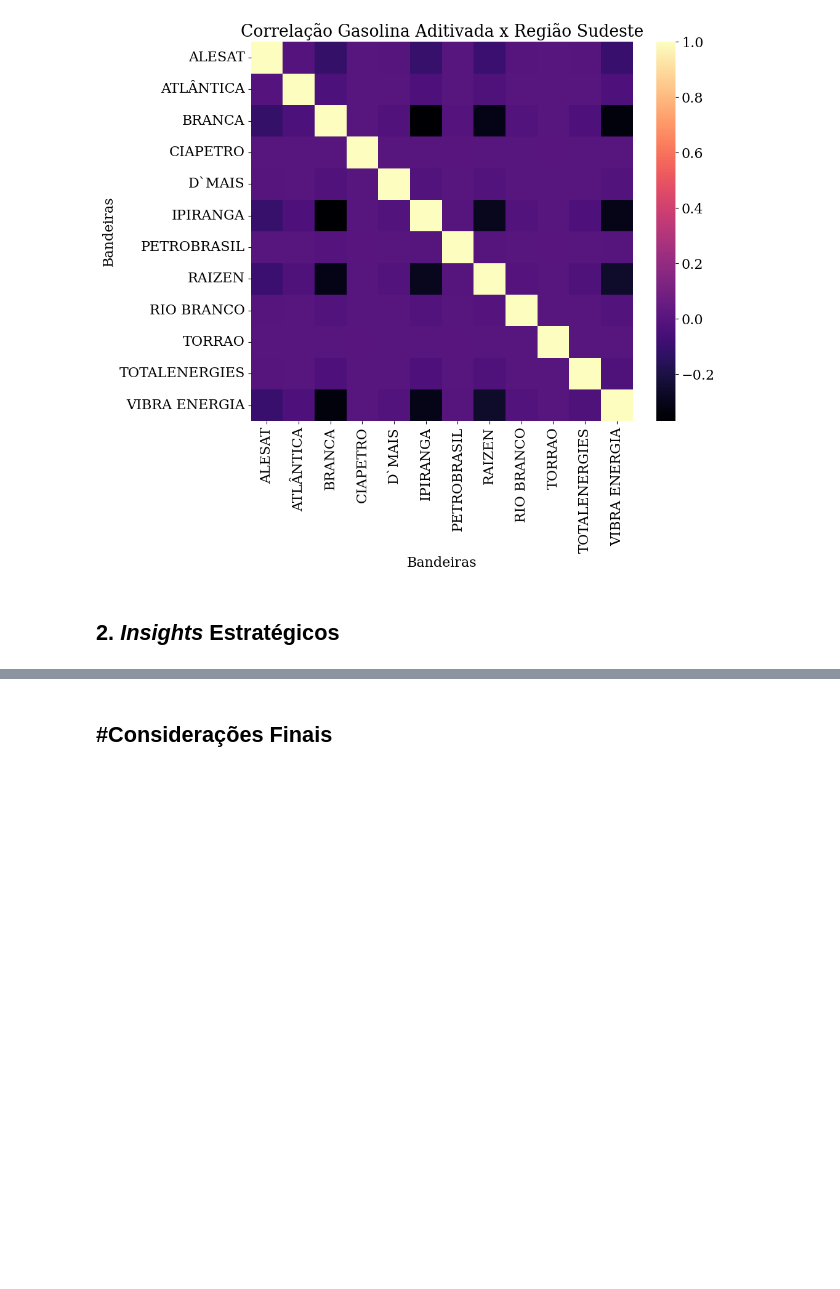
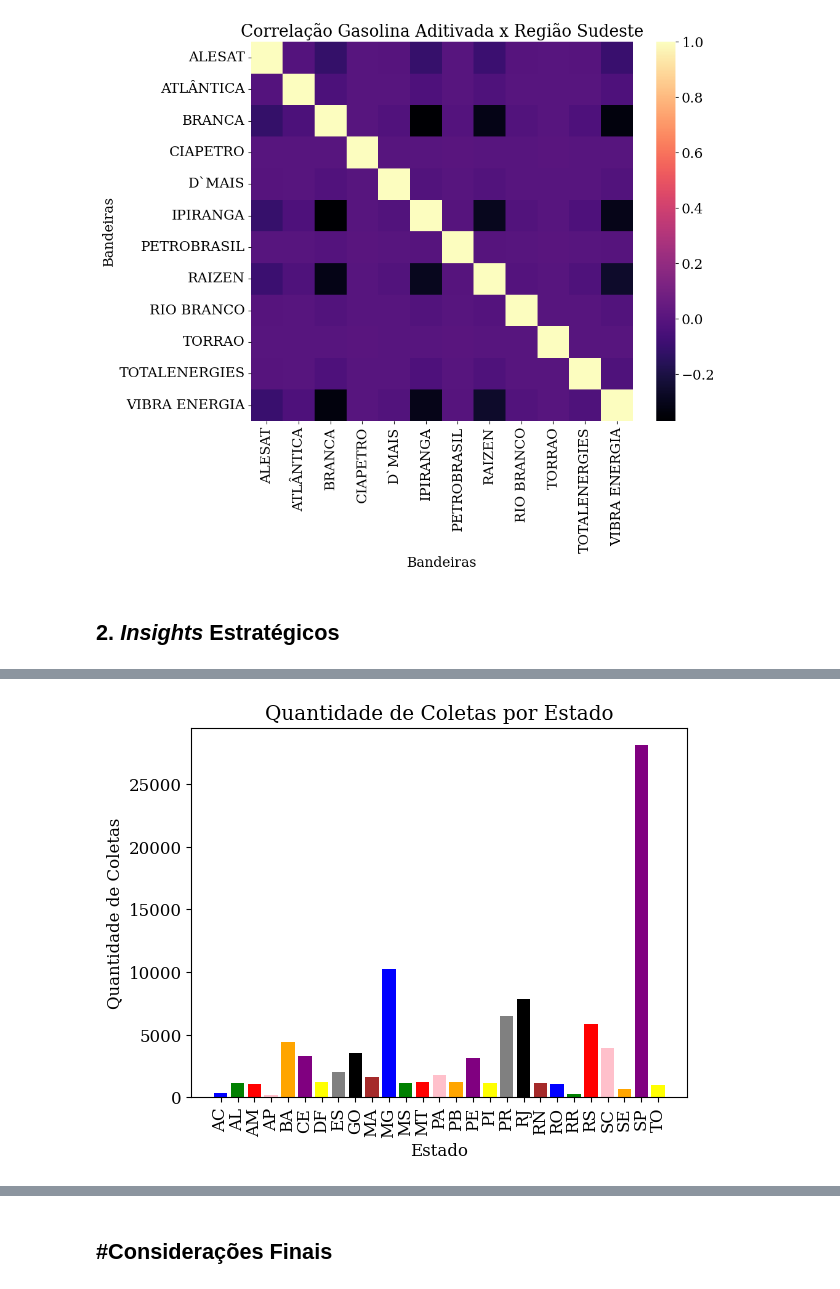
Before and after one commit to mouravitor313/Projeto-em-Grupo-Modulo-4, a Jupyter notebook: [M4]_Projeto_em_Grupo.ipynb, the cells around one changed output, grey strips where cells are left out. Cells and saved outputs as stored; diff of their text form; code cells hidden in the pictures; blank space fills up the shorter version.

```diff
--- a/[M4]_Projeto_em_Grupo.ipynb
+++ b/[M4]_Projeto_em_Grupo.ipynb
@@ -1174,0 +1220,5 @@ plt.show()
+# %%
+#variável armazenando a quantidade de coletas dos postos por estado. O método count() retorna o número de valores
+#não-nulos em cada grupo após aplicar a função .groupby()
+coletasEstado = copia.groupby('Estado - Sigla')['Data da Coleta'].count()
+display(coletasEstado)
@@ -1174,0 +1281,13 @@ plt.show()
+# %%
+#construindo o gráfico de barras para a quantidade de coletas por município
+#armazenando cores personalizadas para cada barra
+cores = ['blue', 'green', 'red', 'pink', 'orange', 'purple', 'yellow', 'grey', 'black','brown']
+#plotando o gráfico
+plt.bar(coletasEstado.index, coletasEstado, color=cores)
+plt.xlabel('Estado')
+plt.ylabel('Quantidade de Coletas')
+plt.title('Quantidade de Coletas por Estado')
+plt.xticks(rotation=90)
+plt.show()
+# %% [output]
+[figure, added]
```
Also changed, not shown: parts of 14 cells of this notebook.
